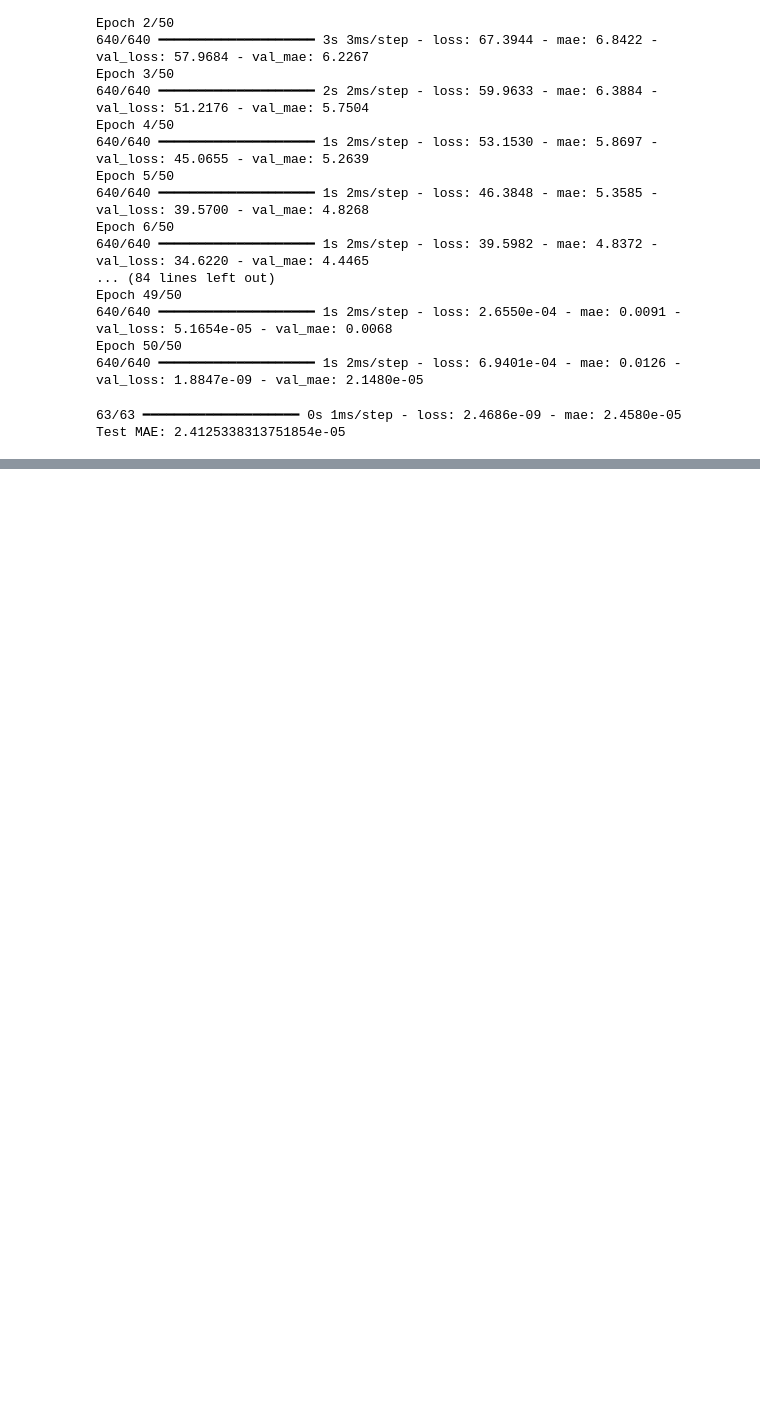
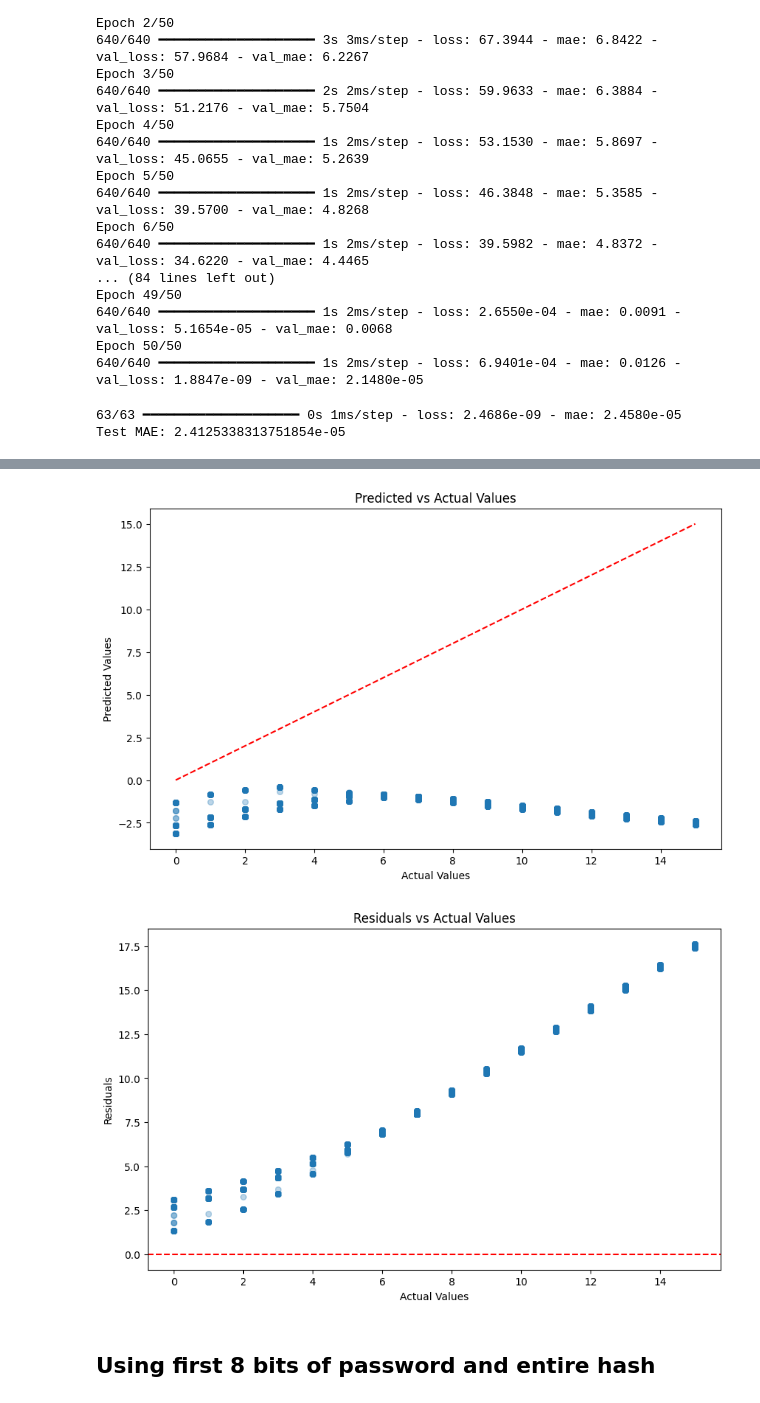
Before and after one commit to fatima2003/Cracking-SHA256-Passwords-using-Neural-Networks, a Jupyter notebook: Password_cracking.ipynb, the cells around one changed output, grey strips where cells are left out. Saved outputs shown, nothing was run; the diff lists cells and outputs as text; code cells hidden in the pictures; blank space fills up the shorter version.

```diff
--- a/Password_cracking.ipynb
+++ b/Password_cracking.ipynb
@@ -264,3 +257,26 @@ print(f'Test MAE: {mae}')
 # %% [output]
 63/63 ━━━━━━━━━━━━━━━━━━━━ 0s 1ms/step - loss: 2.4686e-09 - mae: 2.4580e-05
 Test MAE: 2.4125338313751854e-05
+# %%
+# Make predictions
+y_pred = model.predict(X_test)
+
+# Plot predictions vs actual values
+plt.figure(figsize=(10, 6))
+plt.scatter(y_test, y_pred, alpha=0.3, s=30)
+plt.plot([min(y_test), max(y_test)], [min(y_test), max(y_test)], 'r--')  # Line y = x
+plt.xlabel('Actual Values')
+plt.ylabel('Predicted Values')
+plt.title('Predicted vs Actual Values')
+plt.show()
+
+# Plot residuals
+residuals = y_test - y_pred.flatten()
+plt.figure(figsize=(10, 6))
+plt.scatter(y_test, residuals, alpha=0.3, s=30)
+plt.axhline(0, color='r', linestyle='--')
+plt.xlabel('Actual Values')
+plt.ylabel('Residuals')
+plt.title('Residuals vs Actual Values')
+plt.show()
+# %% [output]
@@ -266,0 +284,4 @@ Test MAE: 2.4125338313751854e-05
+[figure, added]
+[figure, added]
+# %% [markdown]
+## **Using first 8 bits of password and entire hash**
```
Also changed, not shown: parts of 9 cells of this notebook.
